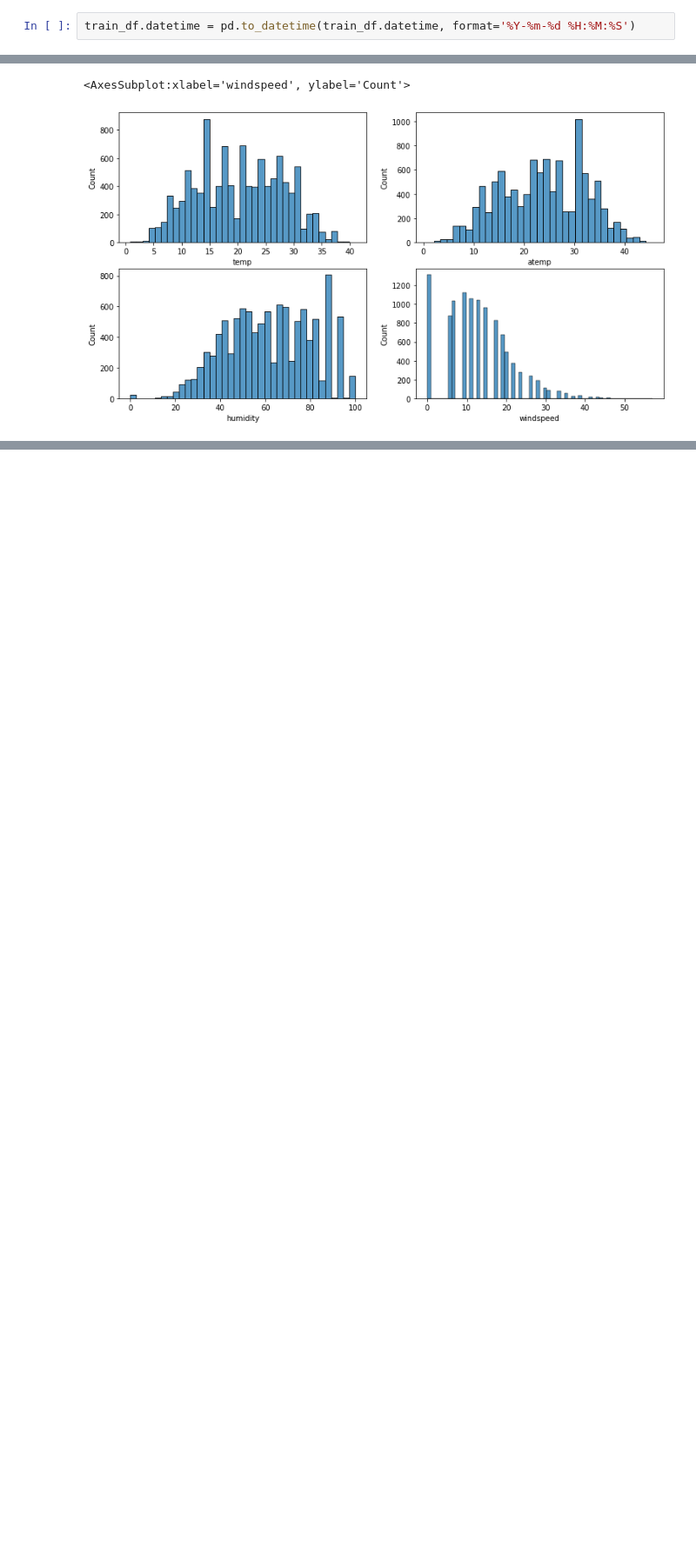
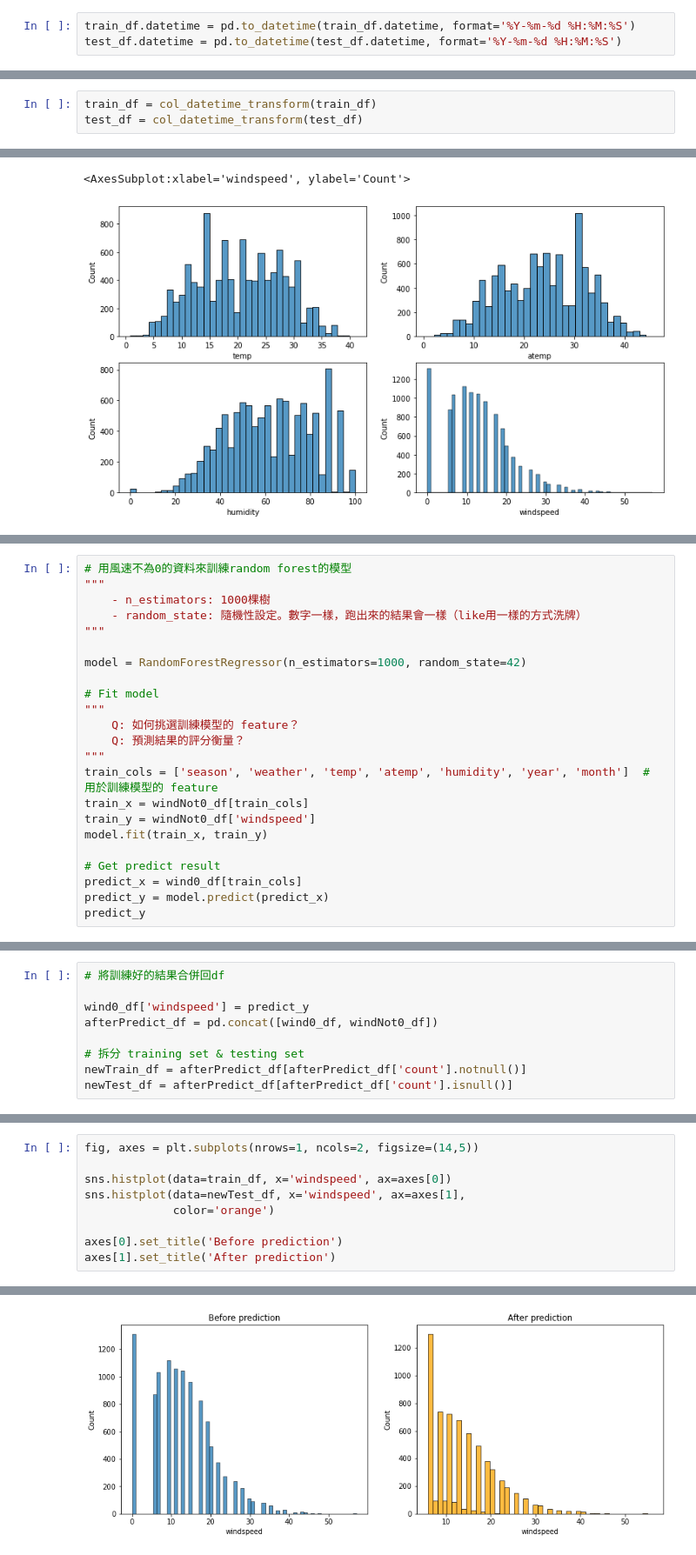
Before and after one commit to MaxYehhh/Kaggle, a Jupyter notebook: bike_sharing_demand/bike_sharing_demand.ipynb, the cells around one changed output, grey strips where cells are left out. Shown at 87% size. Saved outputs shown, nothing was run; the diff lists cells and outputs as text; blank space fills up the shorter version.

```diff
--- a/bike_sharing_demand/bike_sharing_demand.ipynb
+++ b/bike_sharing_demand/bike_sharing_demand.ipynb
@@ -111,6 +119,7 @@ count                  int64
 dtype: object
 # %%
 train_df.datetime = pd.to_datetime(train_df.datetime, format='%Y-%m-%d %H:%M:%S')
+test_df.datetime = pd.to_datetime(test_df.datetime, format='%Y-%m-%d %H:%M:%S')
 # %% [markdown]
 ## Missing value
 
@@ -176,0 +173,3 @@ train_df
+# %%
+train_df = col_datetime_transform(train_df)
+test_df = col_datetime_transform(test_df)
@@ -301,0 +338,23 @@ sns.histplot(data=train_df, x='windspeed', ax=axes[1][1])
+# %%
+# 用風速不為0的資料來訓練random forest的模型
+"""
+    - n_estimators: 1000棵樹
+    - random_state: 隨機性設定。數字一樣，跑出來的結果會一樣（like用一樣的方式洗牌）
+"""
+
+model = RandomForestRegressor(n_estimators=1000, random_state=42)
+
+# Fit model
+"""
+    Q: 如何挑選訓練模型的 feature？
+    Q: 預測結果的評分衡量？
+"""
+train_cols = ['season', 'weather', 'temp', 'atemp', 'humidity', 'year', 'month']  # 用於訓練模型的 feature
+train_x = windNot0_df[train_cols]
+train_y = windNot0_df['windspeed']
+model.fit(train_x, train_y)
+
+# Get predict result
+predict_x = wind0_df[train_cols]
+predict_y = model.predict(predict_x)
+predict_y
@@ -301,0 +364,9 @@ sns.histplot(data=train_df, x='windspeed', ax=axes[1][1])
+# %%
+# 將訓練好的結果合併回df
+
+wind0_df['windspeed'] = predict_y
+afterPredict_df = pd.concat([wind0_df, windNot0_df])
+
+# 拆分 training set & testing set
+newTrain_df = afterPredict_df[afterPredict_df['count'].notnull()]
+newTest_df = afterPredict_df[afterPredict_df['count'].isnull()]
@@ -301,0 +402,10 @@ sns.histplot(data=train_df, x='windspeed', ax=axes[1][1])
+# %%
+fig, axes = plt.subplots(nrows=1, ncols=2, figsize=(14,5))
+
+sns.histplot(data=train_df, x='windspeed', ax=axes[0])
+sns.histplot(data=newTest_df, x='windspeed', ax=axes[1],
+             color='orange')
+
+axes[0].set_title('Before prediction')
+axes[1].set_title('After prediction')
+# %% [output]
@@ -302 +413,2 @@ sns.histplot(data=train_df, x='windspeed', ax=axes[1][1])
+[figure, added]
 # %% [markdown]
```
Also changed, not shown: parts of 25 cells of this notebook.
